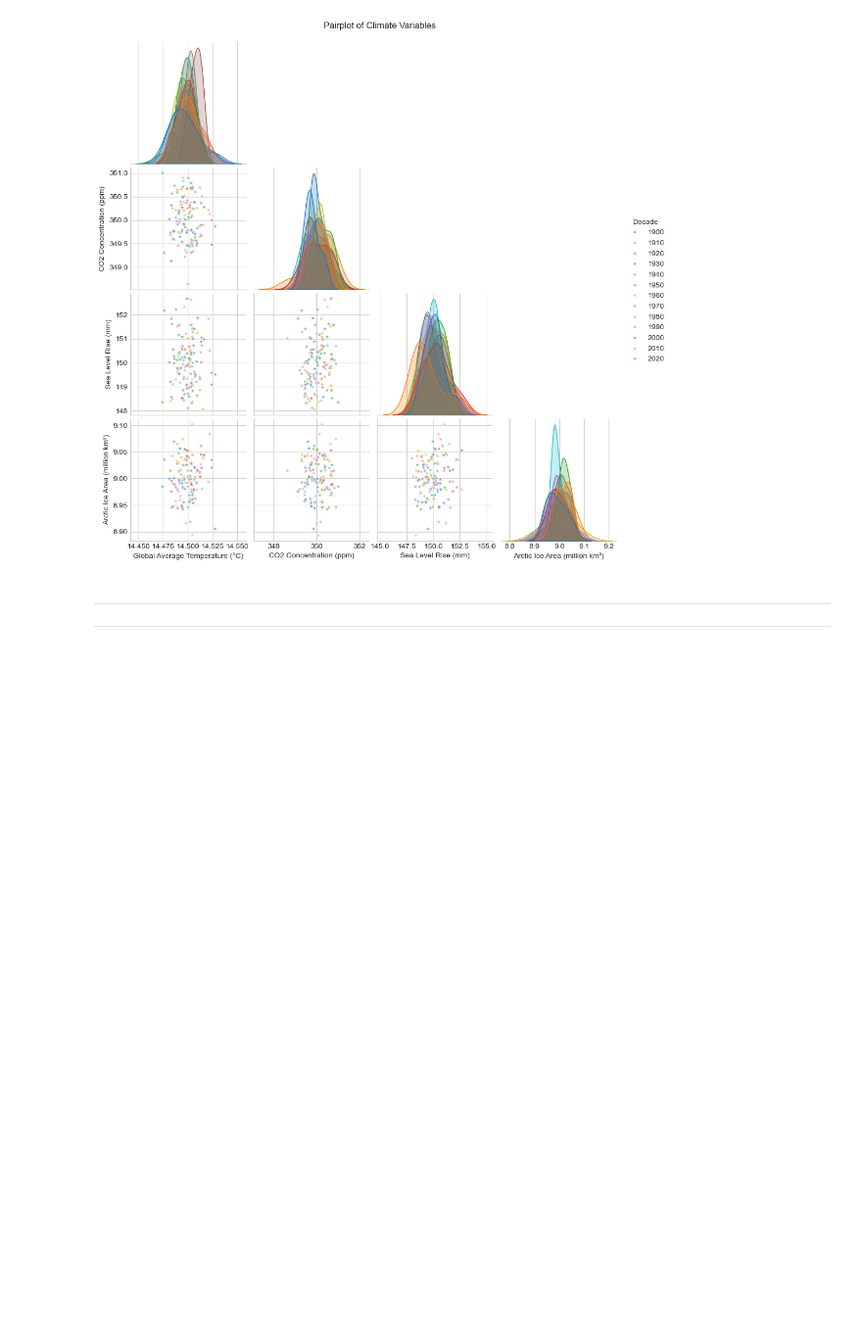
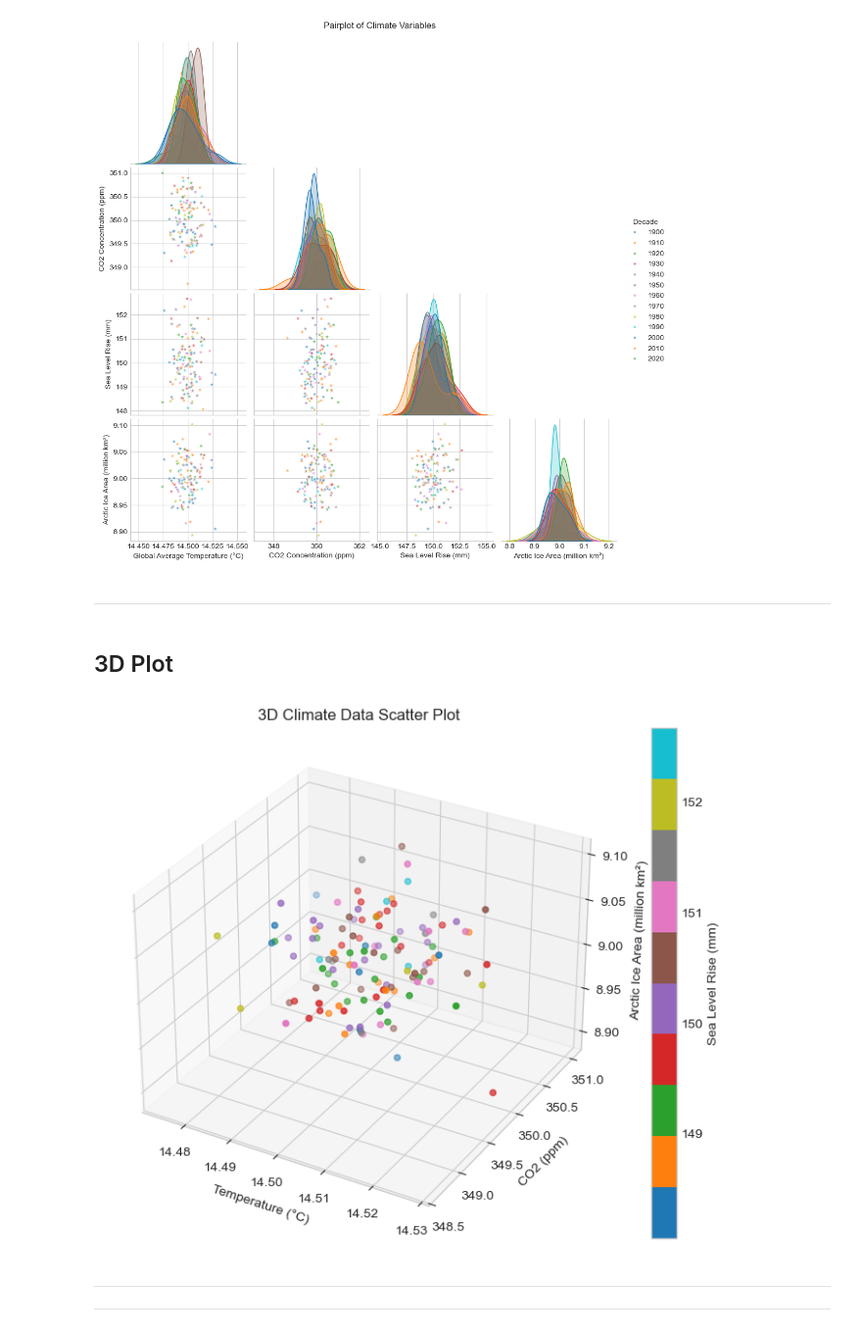
Before and after one commit to Omdena-NIC-Nepal/complete-eda-assignment-neural-syndicate, a Jupyter notebook: climate_eda.ipynb, the cells around one changed output. Shown at 98% size. Saved outputs shown, nothing was run; the diff lists cells and outputs as text; code cells hidden in the pictures; blank space fills up the shorter version.

```diff
--- a/climate_eda.ipynb
+++ b/climate_eda.ipynb
@@ -230,6 +276,31 @@ plt.show()
 # %% [output]
 <Figure size 1000x800 with 0 Axes>
 [figure]
+# %% [markdown]
+---
+# %% [markdown]
+## 3D Plot
+# %%
+#3d plot between three climate variables
+fig = plt.figure(figsize=(10, 7))
+ax = fig.add_subplot(111, projection='3d')
+
+# 3D scatter plot
+sc = ax.scatter(df['Global Average Temperature (°C)'], df['CO2 Concentration (ppm)'],
+                df['Arctic Ice Area (million km²)'], c=df['Sea Level Rise (mm)'], cmap='tab10')
+
+# Labels
+ax.set_xlabel('Temperature (°C)')
+ax.set_ylabel('CO2 (ppm)')
+ax.set_zlabel('Arctic Ice Area (million km²)')
+ax.set_title('3D Climate Data Scatter Plot')
+
+# Color bar for Sea Level Rise
+cbar = fig.colorbar(sc, ax=ax, label='Sea Level Rise (mm)')
+
+plt.show()
+# %% [output]
+[figure, added]
 # %% [markdown]
 ---
 ---
```
Also changed, not shown: parts of 15 cells of this notebook.
